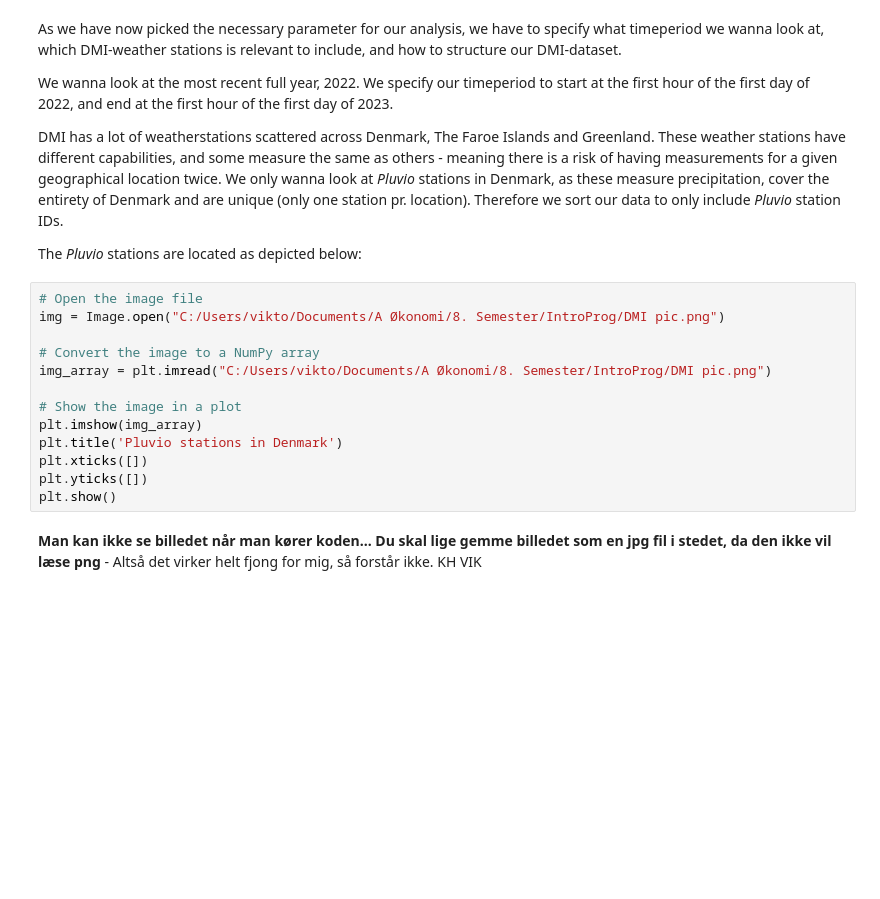
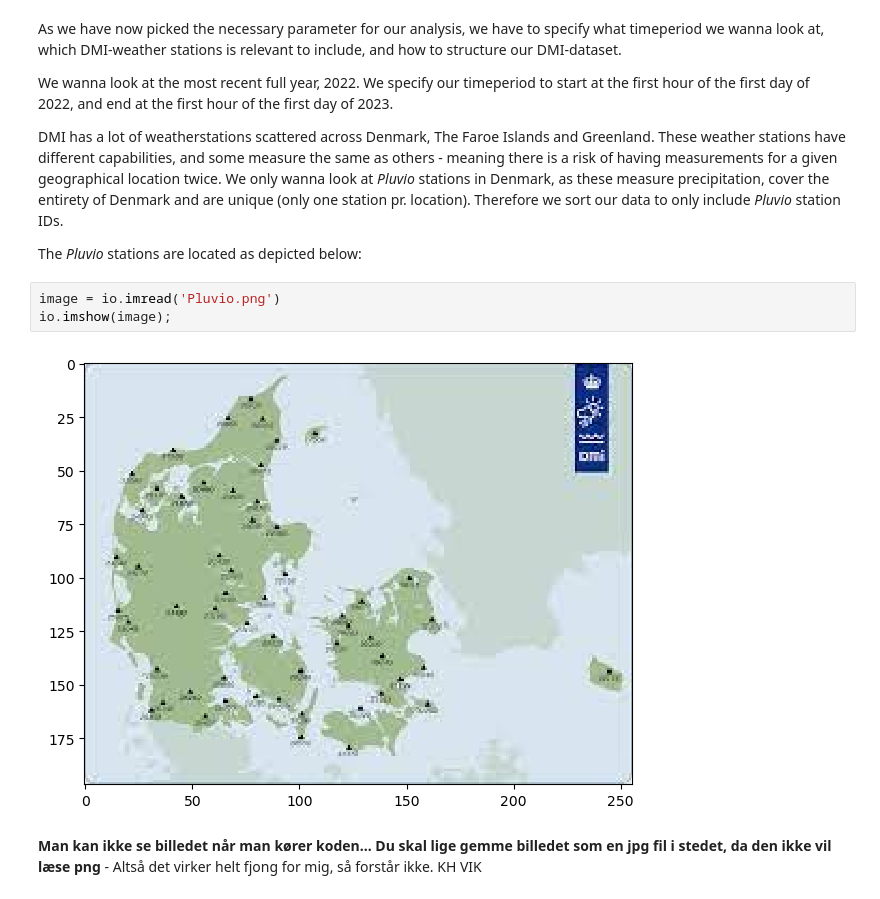
Before and after one commit to NumEconCopenhagen/projects-2023-jos-p-og-tex, a Jupyter notebook: dataproject/dataproject.ipynb, the cells around one changed output. Cells and saved outputs as stored; diff of their text form; blank space fills up the shorter version.

```diff
--- a/dataproject/dataproject.ipynb
+++ b/dataproject/dataproject.ipynb
@@ -88,19 +89,11 @@ We wanna look at the most recent full year, 2022. We specify our timeperiod to s
 DMI has a lot of weatherstations scattered across Denmark, The Faroe Islands and Greenland. These weather stations have different capabilities, and some measure the same as others - meaning there is a risk of having measurements for a given geographical location twice. We only wanna look at *Pluvio* stations in Denmark, as these measure precipitation, cover the entirety of Denmark and are unique (only one station pr. location). Therefore we sort our data to only include *Pluvio* station IDs.
 
 The *Pluvio* stations are located as depicted below:
-# %%
-# Open the image file
-img = Image.open("C:/Users/vikto/Documents/A Økonomi/8. Semester/IntroProg/DMI pic.png")
-
-# Convert the image to a NumPy array
-img_array = plt.imread("C:/Users/vikto/Documents/A Økonomi/8. Semester/IntroProg/DMI pic.png")
-
-# Show the image in a plot
-plt.imshow(img_array)
-plt.title('Pluvio stations in Denmark')
-plt.xticks([])
-plt.yticks([])
-plt.show()
+# %%
+image = io.imread('Pluvio.png')
+io.imshow(image);
+# %% [output]
+[figure, added]
 # %% [markdown]
 **Man kan ikke se billedet når man kører koden... Du skal lige gemme billedet som en jpg fil i stedet, da den ikke vil læse png** - Altså det virker helt fjong for mig, så forstår ikke. KH VIK
 # %% [markdown]
```
Also changed, not shown: parts of 6 cells of this notebook.
